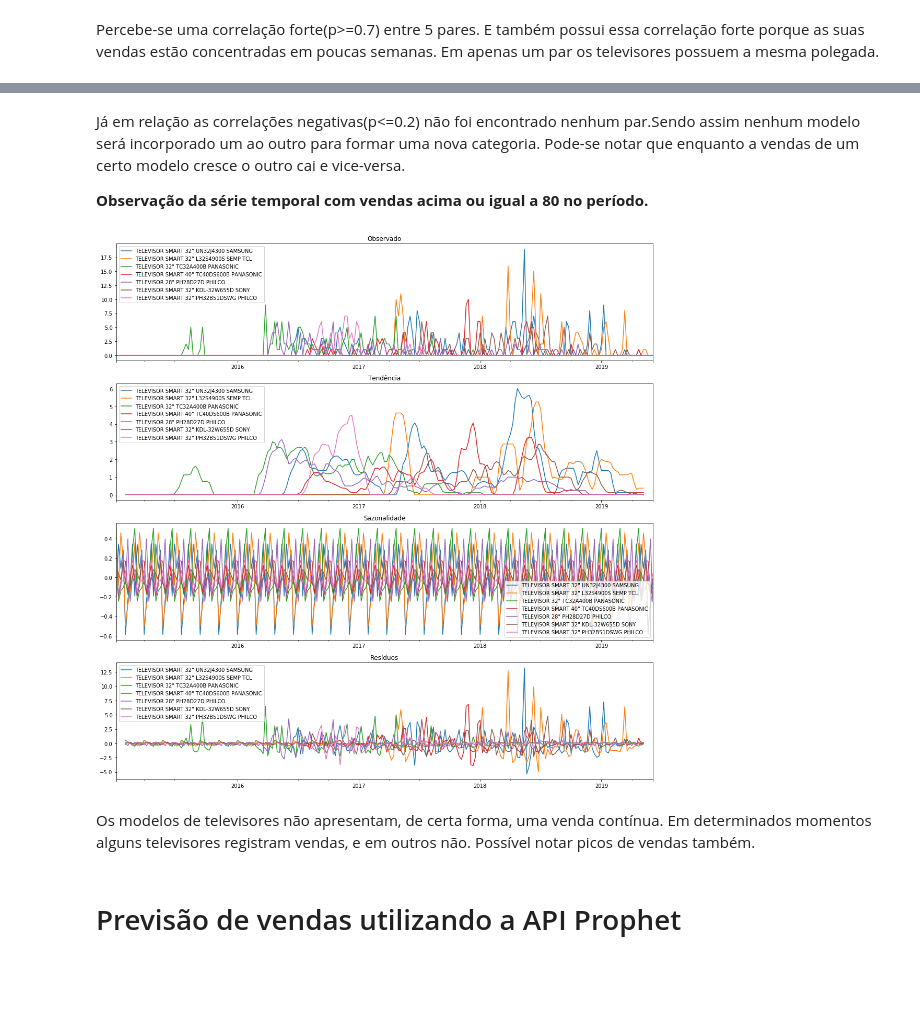
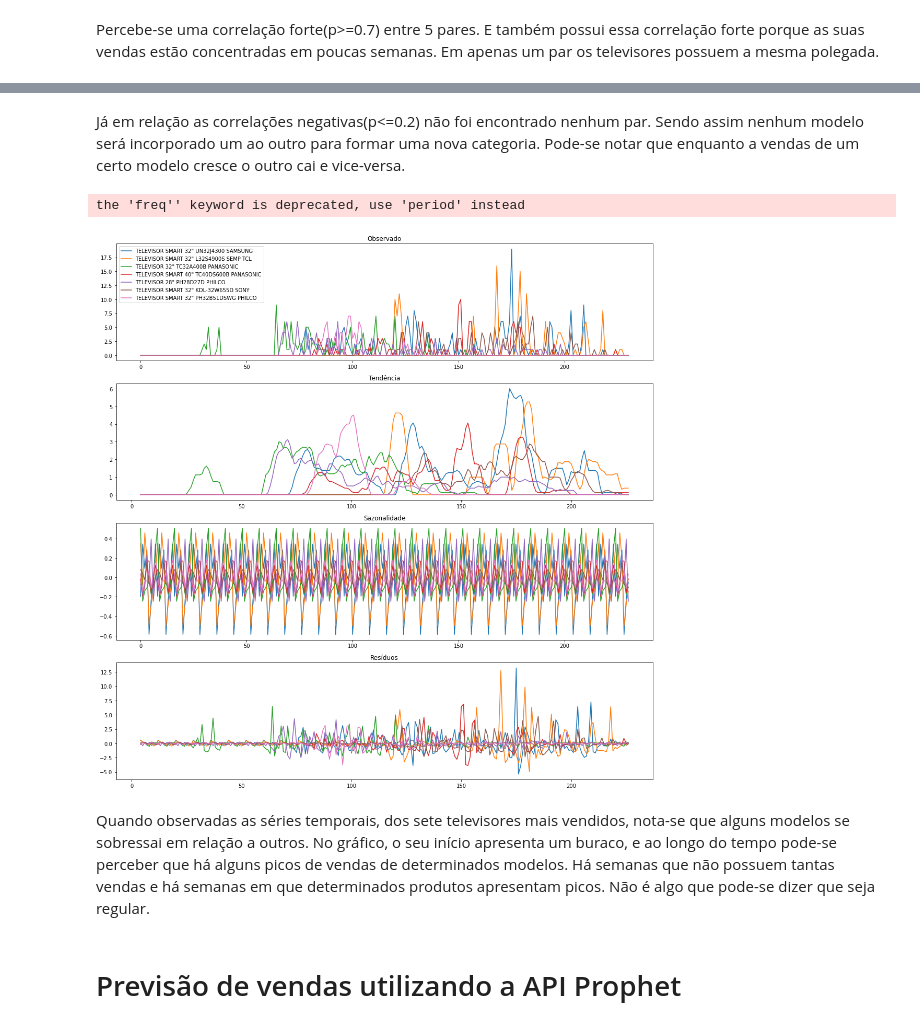
Before and after one commit to LuyzaDomingos/PrevisaoVendasFinalVersion, a Jupyter notebook: previsao/Televisores.ipynb, the cells around one changed output, grey strips where cells are left out. Saved outputs shown, nothing was run; the diff lists cells and outputs as text; code cells hidden in the pictures; blank space fills up the shorter version.

```diff
--- a/previsao/Televisores.ipynb
+++ b/previsao/Televisores.ipynb
@@ -156,32 +156,31 @@ Pares com correlação negativa (p <= 0.2): 0
 # %% [markdown]
-Já em relação as correlações negativas(p<=0.2) não foi encontrado nenhum par.Sendo assim nenhum modelo será incorporado um ao outro para formar uma nova categoria. Pode-se notar que enquanto a vendas de um certo modelo cresce o outro cai e vice-versa.
-
-
-
-
-
-
-**Observação da série temporal com vendas acima ou igual a 80 no período.**
+Já em relação as correlações negativas(p<=0.2) não foi encontrado nenhum par. Sendo assim nenhum modelo será incorporado um ao outro para formar uma nova categoria. Pode-se notar que enquanto a vendas de um certo modelo cresce o outro cai e vice-versa.
-# %%
-pd.plotting.register_matplotlib_converters()
-
-products = ['TELEVISOR SMART 32" UN32J4300 SAMSUNG', 'TELEVISOR SMART 32" L32S4900S SEMP TCL', 'TELEVISOR 32" TC32A400B PANASONIC', 'TELEVISOR SMART 40" TC40DS600B PANASONIC', 'TELEVISOR 28" PH28D27D PHILCO', 'TELEVISOR SMART 32" KDL-32W655D SONY', 'TELEVISOR SMART 32" PH32B51DSWG PHILCO']
-result = seasonal_decompose(dfw[products], model='additive', freq = 8)
-
-#Cria 4 figs
-fig, (ax1,ax2,ax3,ax4) = plt.subplots(4,1, figsize =(15,15))
-
-#Plota
-result.observed.plot(ax = ax1, title = "Observado")
-result.trend.plot(ax = ax2, title = "Tendência")
-result.seasonal.plot(ax = ax3, title = "Sazonalidade")
-result.resid.plot(ax = ax4, title = "Resíduos")
-
-plt.tight_layout()
-# %% [output]
-[figure, removed]
-# %% [markdown]
-Os modelos de televisores não apresentam, de certa forma, uma venda contínua. Em determinados momentos alguns televisores registram vendas, e em outros não. Possível notar picos de vendas também.
+# %%
+def plot_decompose(products, model='additive', period=8):
+    result = seasonal_decompose(dfw[products].values, model=model, freq=period)
+    #Cria 4 figs
+    fig, (ax1, ax2, ax3, ax4) = plt.subplots(4, 1, figsize =(15,15))
+    #Plota
+    ax1.plot(result.observed)
+    ax1.legend(products, loc='upper left')
+    ax1.title.set_text('Observado')
+    ax2.plot(result.trend)
+    ax2.title.set_text('Tendência')
+    ax3.plot(result.seasonal)
+    ax3.title.set_text('Sazonalidade')
+    ax4.plot(result.resid)
+    ax4.title.set_text('Resíduos')
+
+    plt.tight_layout()
+
+
+products = ['TELEVISOR SMART 32" UN32J4300 SAMSUNG', 'TELEVISOR SMART 32" L32S4900S SEMP TCL', 'TELEVISOR 32" TC32A400B PANASONIC', 'TELEVISOR SMART 40" TC40DS600B PANASONIC', 'TELEVISOR 28" PH28D27D PHILCO', 'TELEVISOR SMART 32" KDL-32W655D SONY', 'TELEVISOR SMART 32" PH32B51DSWG PHILCO']
+plot_decompose(products)
+# %% [output]
+the 'freq'' keyword is deprecated, use 'period' instead
+[figure, added]
+# %% [markdown]
+Quando observadas as séries temporais, dos sete televisores mais vendidos, nota-se que alguns modelos se sobressai em relação a outros. No gráfico, o seu início apresenta um buraco, e ao longo do tempo pode-se perceber que há alguns picos de vendas de determinados modelos. Há semanas que não possuem tantas vendas e há semanas em que determinados produtos apresentam picos. Não é algo que pode-se dizer que seja regular.
 # %% [markdown]
 # Previsão de vendas utilizando a API Prophet
 # %% [markdown]
```
Also changed, not shown: parts of 26 cells of this notebook, 1 other file.
